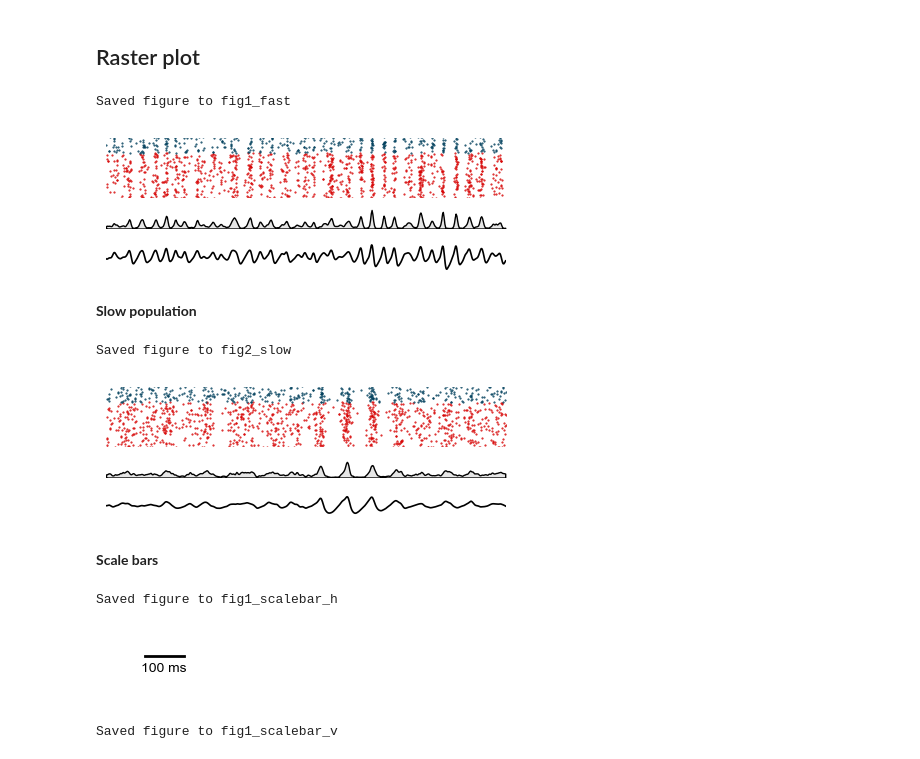
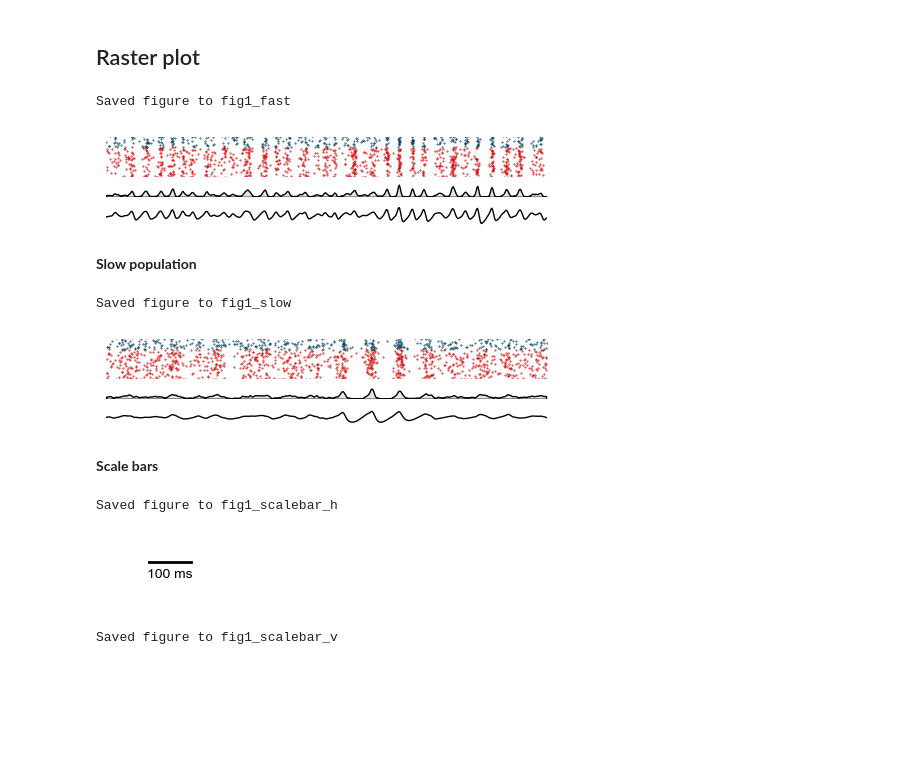
Before and after one commit to jyKim-97/hh_neuralnet, a Jupyter notebook: figures/figure1.ipynb, the cells around one changed output. Saved outputs shown, nothing was run; the diff lists cells and outputs as text; code cells hidden in the pictures; blank space fills up the shorter version.

Commit message:
update figures

```diff
--- a/figures/figure1.ipynb
+++ b/figures/figure1.ipynb
@@ -20,68 +20,79 @@ print(data['attrs'])
 
 craster = ("#d70606", "#003f5c")
 details = data["details"]
-figwidth = 5.
-figheight = 1.5
+figwidth = 14 * uf.cm
+figheight = 2.5 * uf.cm
 # %% [output]
 {'types': ('F', 'S'), 'nids': ([24, 22, 0], [20, 14, 0]), 'fdirs': ('./data/pe_nu_fast/', './data/pe_nu_slow/')}
 # %% [markdown]
 ## Raster plot
+# %%
+def compute_mua(detail, st=0.001, srate=1000, dt=0.01):
+    from scipy.ndimage import gaussian_filter1d
+
+    t0, t1 = detail['ts'][0], detail['ts'][-1]
+    t = np.arange(t0, t1+1/2/srate, 1/srate)
+    mua = np.zeros_like(t)
+    for step_spk in detail['step_spk']:
+        for n in step_spk:
+            nt = int((n*dt*1e-3-t0) * srate)
+            mua[nt] += 1
+
+    s = st * srate
+    mua = gaussian_filter1d(mua, s)
+    return mua, t
+
+
+def _remove_axis():
+    plt.xticks([])
+    plt.yticks([])
+    uf.show_spline(plt.gca())
 # %%
 xl = (1500, 2000)
-
-def _remove_axis():
-    plt.xticks([])
-    plt.yticks([])
-    uf.show_spline(plt.gca())
 
 fig = plt.figure(figsize=(figwidth, figheight))
 
 # Raster
 plt.axes(position=(0.1, 0.55, 0.8, 0.4))
-hhtools.draw_spk(details[0]["step_spk"], xl=xl, colors=craster, color_ranges=(800, 1000), ms=1)
+hhtools.draw_spk(details[0]["step_spk"], xl=xl, colors=craster, color_ranges=(800, 1000), ms=0.8)
 plt.ylim([500, 900])
 _remove_axis()
 
 # MUA
 plt.axes(position=(0.1, 0.35, 0.8, 0.2))
 mua, t = compute_mua(details[0], st=0.001, srate=1000)
 t *= 1e3
 
 idt = (t >= xl[0]) & (t < xl[1])
-plt.fill_between(t[idt], np.zeros_like(mua[idt])-1, mua[idt]/1000, color=(0.9,0.9,0.9), edgecolor='k')
+plt.fill_between(t[idt], np.zeros_like(mua[idt])-1, mua[idt], color=(0.9,0.9,0.9), edgecolor='k', linewidth=1)
 plt.xlim(xl)
 plt.ylim([0, 60])
 _remove_axis()
 
 plt.axes(position=(0.1, 0.05, 0.8, 0.22))
 t = details[0]["ts"]*1e3
 idt = (t >= xl[0]) & (t < xl[1])
-plt.plot(t[idt], details[0]["vlfp"][idt], c='k', lw=1.2)
+plt.plot(t[idt], details[0]["vlfp"][idt], c='k', lw=1)
 plt.xlim(xl)
 plt.ylim([-8, 8])
 _remove_axis()
 
 uf.save_fig("fig1_fast")
 
 plt.show()
 # %% [output]
 Saved figure to fig1_fast
-[figure, old version]
+[figure, new version]
 # %% [markdown]
 **Slow population**
 # %%
 xl = (1800, 2300)
-
-def _remove_axis():
-    plt.xticks([])
-    plt.yticks([])
-    uf.show_spline(plt.gca())
 
 fig = plt.figure(figsize=(figwidth, figheight))
 
 # Raster
 plt.axes(position=(0.1, 0.55, 0.8, 0.4))
-hhtools.draw_spk(details[1]["step_spk"], xl=xl, colors=craster, color_ranges=(800, 1000), ms=1)
+hhtools.draw_spk(details[1]["step_spk"], xl=xl, colors=craster, color_ranges=(800, 1000), ms=0.8)
 plt.ylim([500, 900])
 _remove_axis()
 
@@ -91,7 +102,7 @@ mua, t = compute_mua(details[1], st=0.001, srate=1000)
 t *= 1e3
 
 idt = (t >= xl[0]) & (t < xl[1])
-plt.fill_between(t[idt], np.zeros_like(mua[idt])-1, mua[idt]/1000, color=(0.9,0.9,0.9), edgecolor='k')
+plt.fill_between(t[idt], np.zeros_like(mua[idt])-1, mua[idt], color=(0.9,0.9,0.9), edgecolor='k', linewidth=1)
 plt.xlim(xl)
 plt.ylim([0, 60])
 _remove_axis()
@@ -99,17 +110,17 @@ _remove_axis()
 plt.axes(position=(0.1, 0.05, 0.8, 0.22))
 t = details[0]["ts"]*1e3
 idt = (t >= xl[0]) & (t < xl[1])
-plt.plot(t[idt], details[1]["vlfp"][idt], c='k', lw=1.2)
+plt.plot(t[idt], details[1]["vlfp"][idt], c='k', lw=1.)
 plt.xlim(xl)
 plt.ylim([-8, 8])
 _remove_axis()
 
-uf.save_fig("fig2_slow")
+uf.save_fig("fig1_slow")
 
 plt.show()
 # %% [output]
-Saved figure to fig2_slow
+Saved figure to fig1_slow
-[figure, old version]
+[figure, new version]
 # %% [markdown]
 **Scale bars**
 # %%
@@ -124,4 +135,4 @@ uf.save_fig("fig1_scalebar_h")
 plt.show()
 # %% [output]
 Saved figure to fig1_scalebar_h
-[figure, old version]
+[figure, new version]
```
Also changed, not shown: parts of 28 cells of this notebook, 3 other files.
